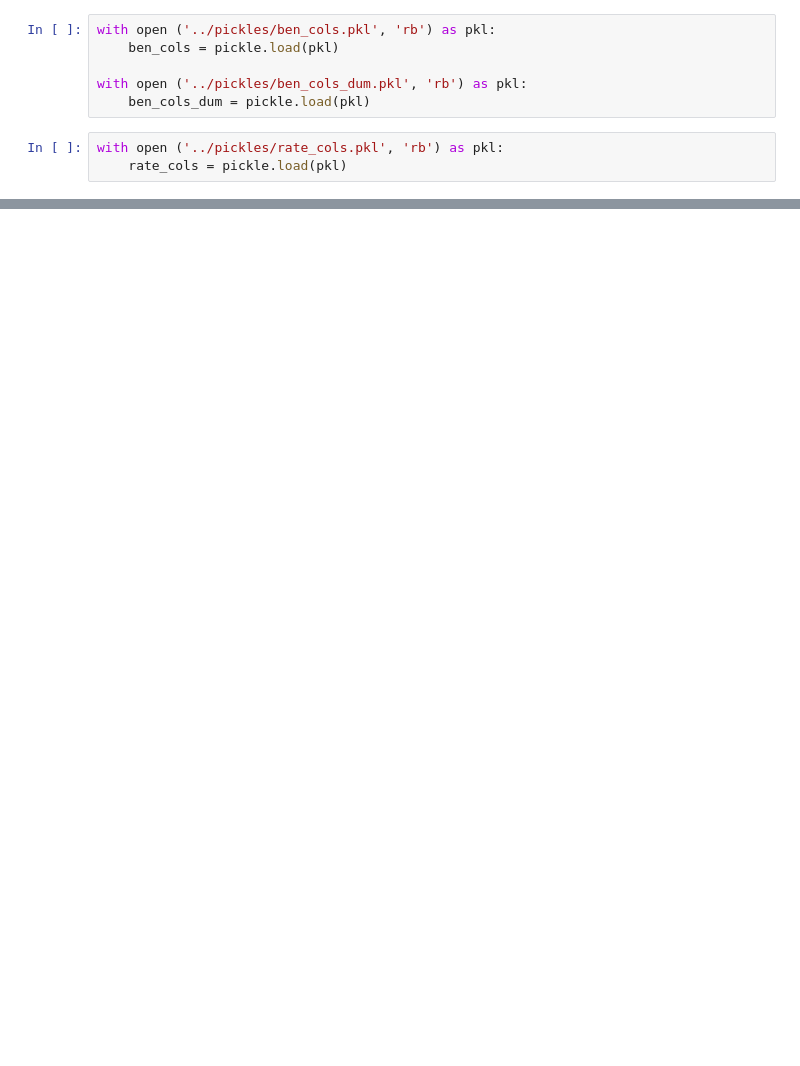
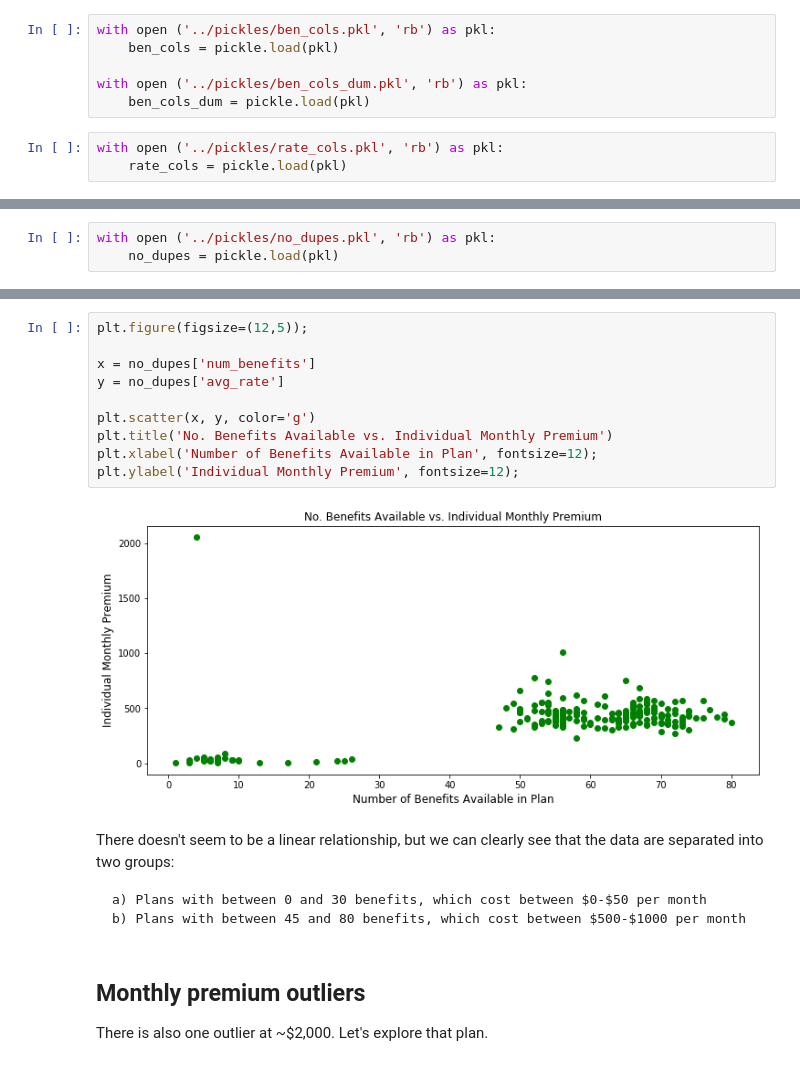
Before and after one commit to namanbhandari1/capstone, a Jupyter notebook: notebooks/04-EDA.ipynb, the cells around one changed output, grey strips where cells are left out. Saved outputs shown, nothing was run; the diff lists cells and outputs as text; blank space fills up the shorter version.

```diff
--- a/notebooks/04-EDA.ipynb
+++ b/notebooks/04-EDA.ipynb
@@ -86,0 +32,3 @@ avg_rate_plans.plot(kind='barh',
+# %%
+with open ('../pickles/no_dupes.pkl', 'rb') as pkl:
+    no_dupes = pickle.load(pkl)
@@ -86,0 +63,21 @@ avg_rate_plans.plot(kind='barh',
+# %%
+plt.figure(figsize=(12,5));
+
+x = no_dupes['num_benefits']
+y = no_dupes['avg_rate']
+
+plt.scatter(x, y, color='g')
+plt.title('No. Benefits Available vs. Individual Monthly Premium')
+plt.xlabel('Number of Benefits Available in Plan', fontsize=12);
+plt.ylabel('Individual Monthly Premium', fontsize=12);
+# %% [output]
+[figure, added]
+# %% [markdown]
+There doesn't seem to be a linear relationship, but we can clearly see that the data are separated into two groups:
+
+    a) Plans with between 0 and 30 benefits, which cost between $0-$50 per month
+    b) Plans with between 45 and 80 benefits, which cost between $500-$1000 per month
+# %% [markdown]
+## Monthly premium outliers
+
+There is also one outlier at ~$2,000. Let's explore that plan.
```
Also changed, not shown: parts of 33 cells of this notebook, 1 other file.
